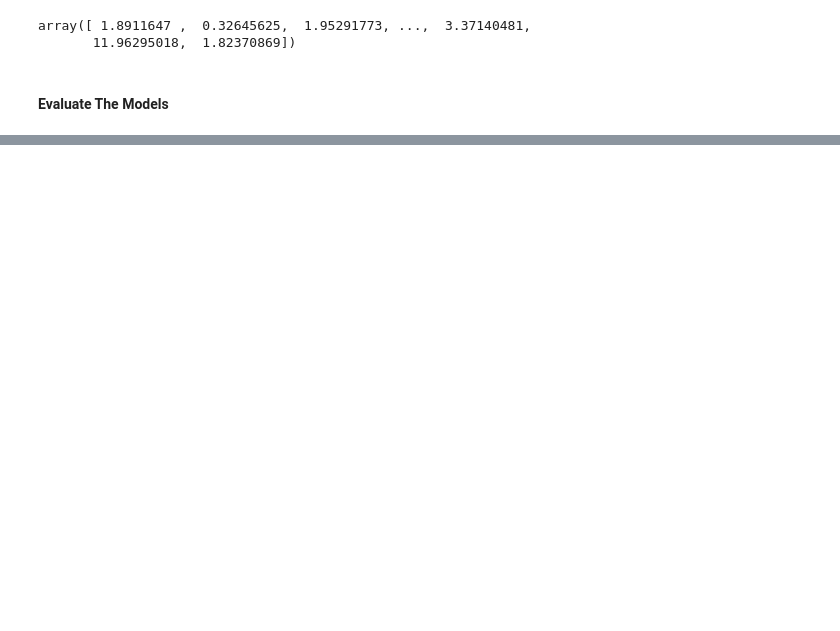
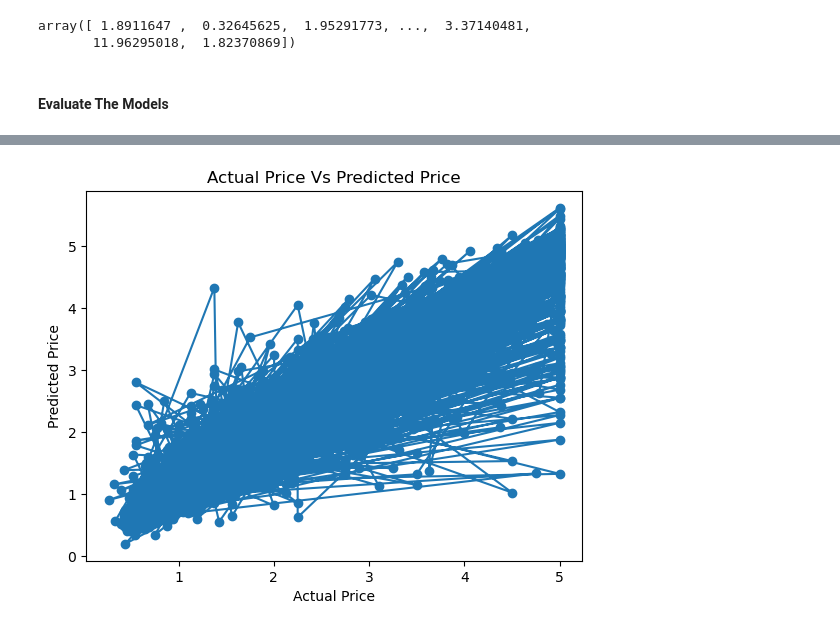
Before and after one commit to AbdulrahmanAlShaweesh/Home-Price-Prediction-, a Jupyter notebook: HousePricePrediction.ipynb, the cells around one changed output, grey strips where cells are left out. Drawn from its saved outputs; the diff is of its cells as text; code cells hidden in the pictures; blank space fills up the shorter version.

```diff
--- a/HousePricePrediction.ipynb
+++ b/HousePricePrediction.ipynb
@@ -179,0 +199,10 @@ linear_reg
+# %%
+# visualizing the actual price and prediction price "XGBoost regressor
+plt.scatter(y_test, predicted_pricexregressor)
+plt.plot(y_test)
+plt.xlabel("Actual Price")
+plt.ylabel('Predicted Price')
+plt.title('Actual Price Vs Predicted Price')
+plt.show()
+# %% [output]
+[figure, added]
```
Also changed, not shown: parts of 8 cells of this notebook.
